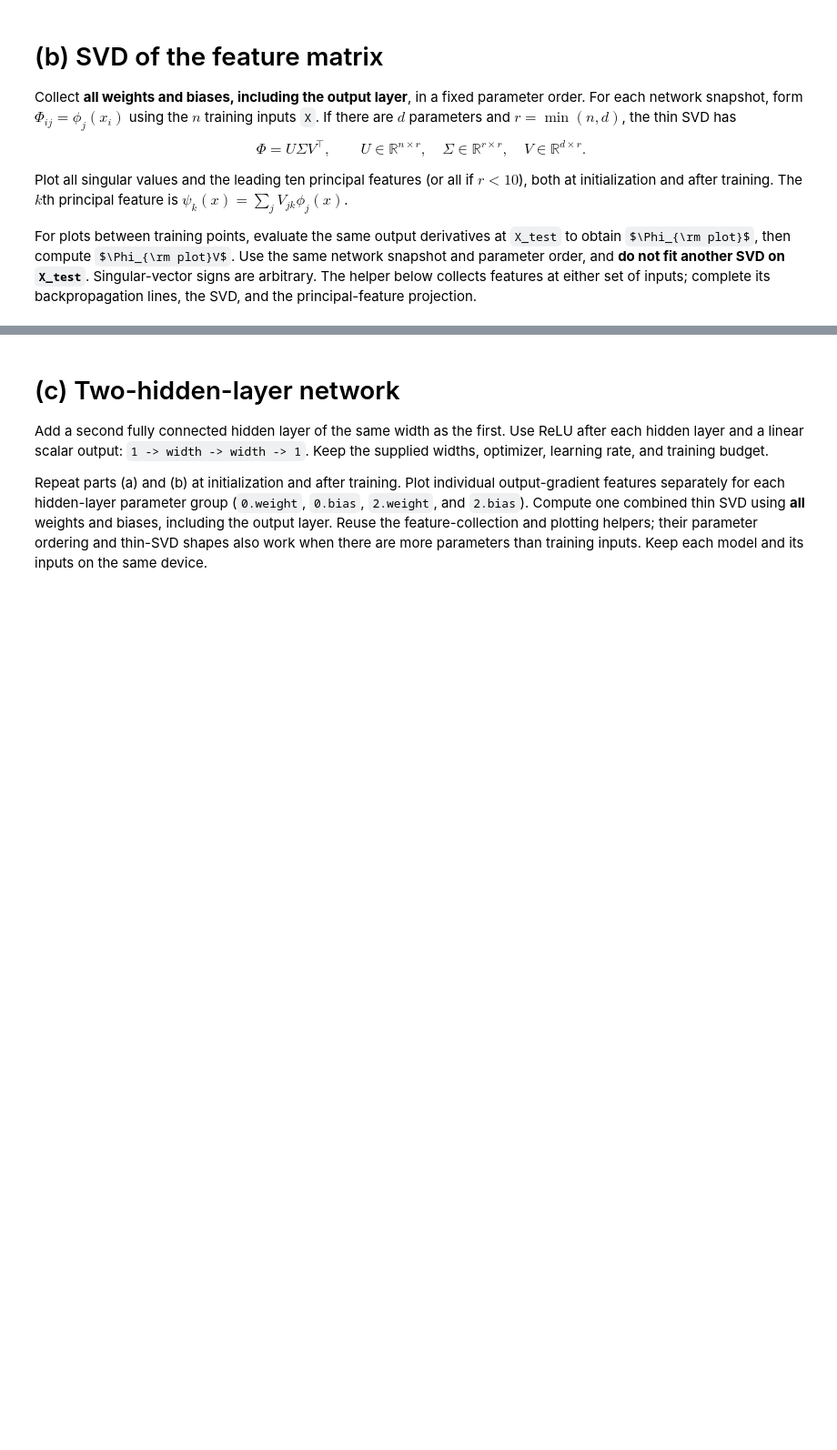
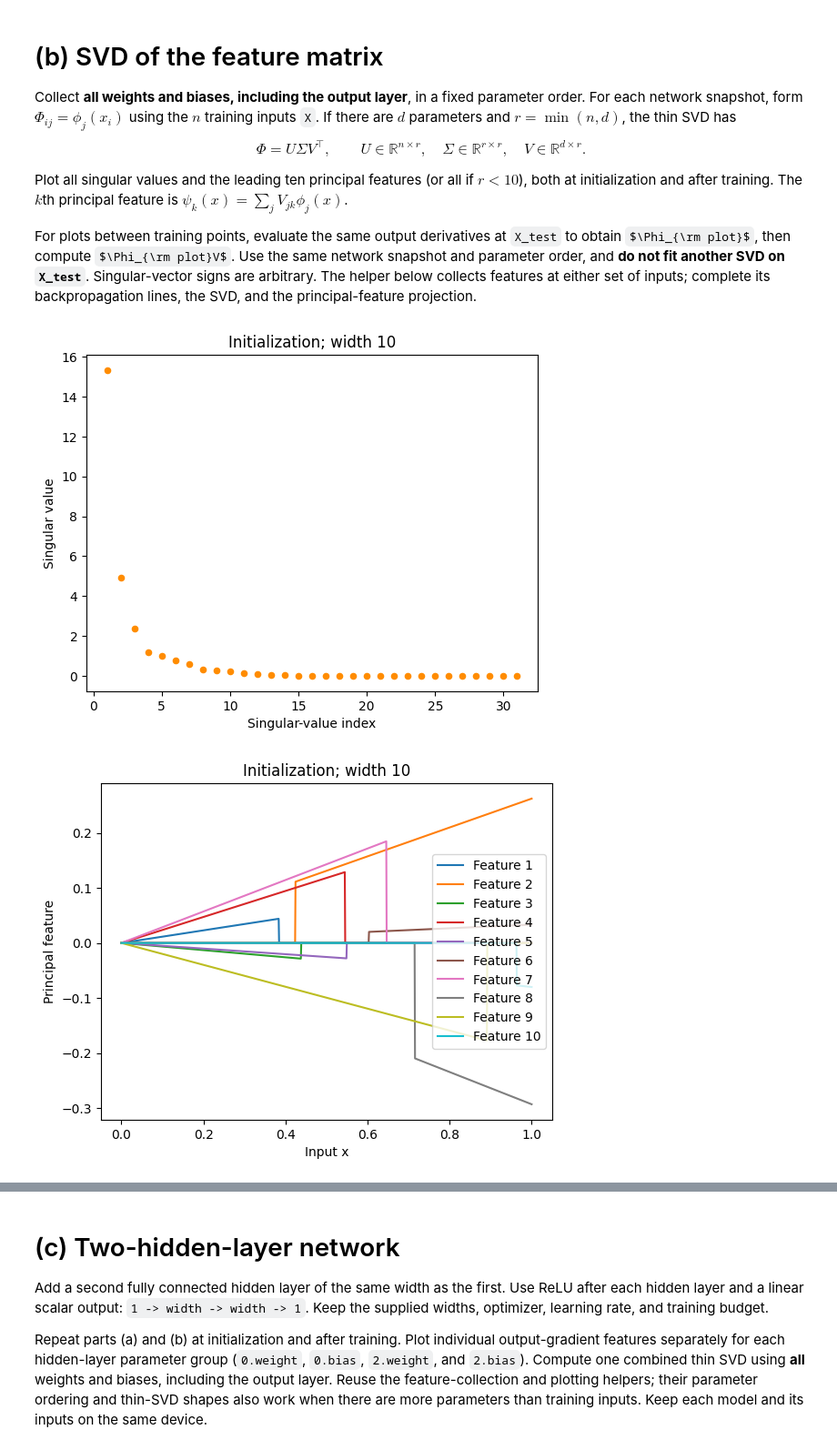
Before and after one commit to Spriggan999/FA26-CS-182, a Jupyter notebook: hw02/q_coding_linearized_features/code/q_linearized_features.ipynb, the cells around one changed output, grey strips where cells are left out. Shown at 91% size. Cells and saved outputs as stored; diff of their text form; code cells hidden in the pictures; some formulas as TeX source; blank space fills up the shorter version.

```diff
--- a/hw02/q_coding_linearized_features/code/q_linearized_features.ipynb
+++ b/hw02/q_coding_linearized_features/code/q_linearized_features.ipynb
@@ -321,6 +409,9 @@ def collect_output_features(inputs, model):
         ########################################################################
         # (YOUR CODE HERE)
         ########################################################################
+
+        model.zero_grad()
+        y.backward()
 
         rows.append(np.concatenate([
             param.grad.detach().reshape(-1).cpu().numpy()
@@ -341,36 +432,43 @@ def compute_svd_plot_features(X, y, X_test, y_test, model, title=''):
     # (YOUR CODE HERE)
     ############################################################################
 
+    u, s, vh = scipy.linalg.svd(feature_matrix, full_matrices=False)
+
     # Evaluate at plotting inputs using the same model and parameter ordering.
     plot_feature_matrix = collect_output_features(X_test, model)
     ############################################################################
     # TODO: Project the plotting features onto the SAME right singular vectors.
     # Store the result in principal_features (1 line); do not refit the SVD.
     ############################################################################
     # (YOUR CODE HERE)
     ############################################################################
+
+    principal_features = plot_feature_matrix @ (vh.T @ vh)
 
     plt.figure()
     plt.scatter(np.arange(1, len(s) + 1), s, c='darkorange', s=20)
     plt.xlabel('Singular-value index')
     plt.ylabel('Singular value')
     plt.title(title)
     plt.show()
 
     plt.figure()
     for index in range(min(10, r)):
         plt.plot(X_test, principal_features[:, index], label=f'Feature {index + 1}')
     plt.xlabel('Input x')
     plt.ylabel('Principal feature')
     plt.title(title)
     plt.legend()
     plt.show()
     return s, principal_features
 
 
 for width in widths:
     for key, label in [('net', 'Initialization'), ('trained_net', 'After training')]:
         compute_svd_plot_features(
             X, y, X_test, y_test, nets_by_size[width][key],
             title=f'{label}; width {width}'
         )
+# %% [output]
+[figure, added]
+[figure, added]
```
Also changed, not shown: parts of 8 cells of this notebook.
